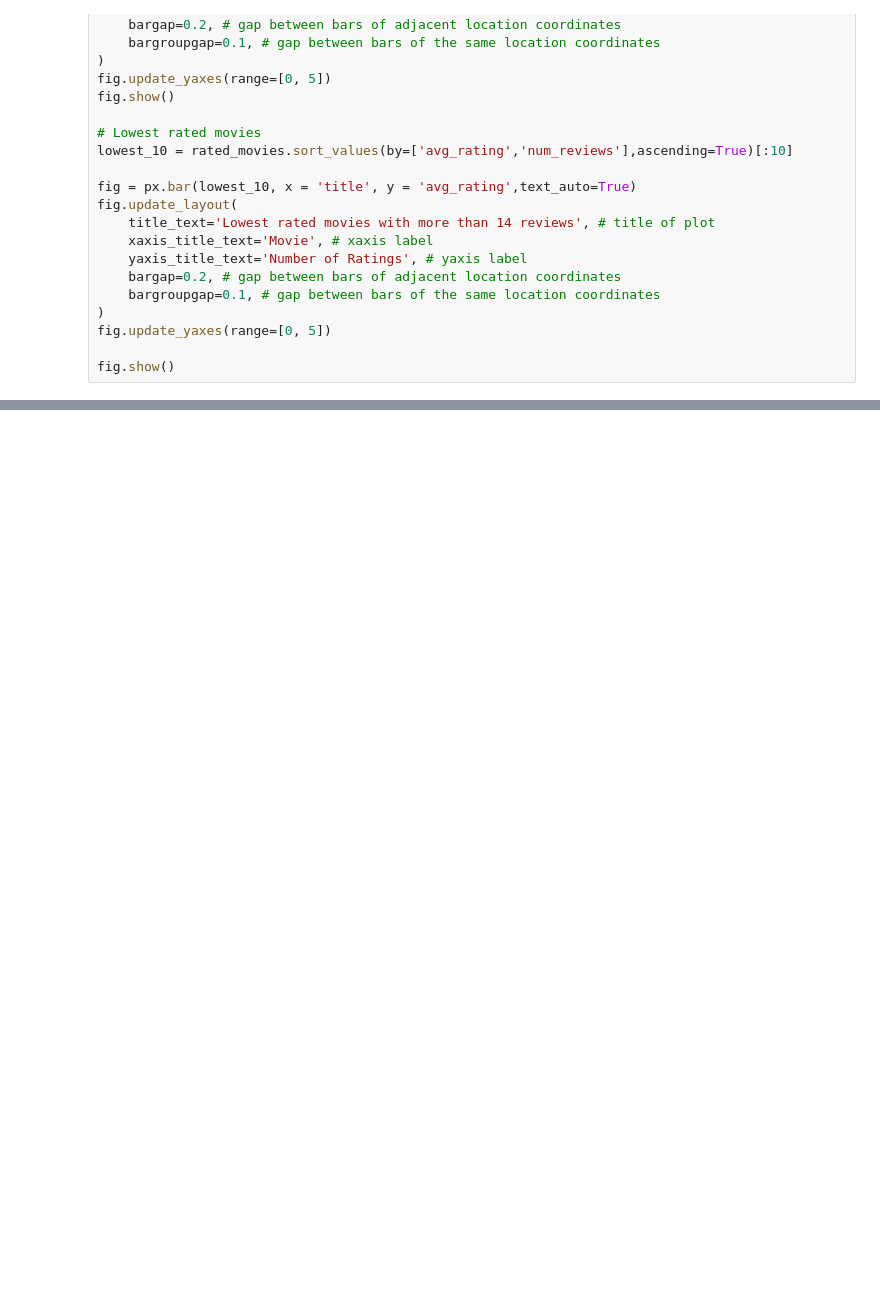
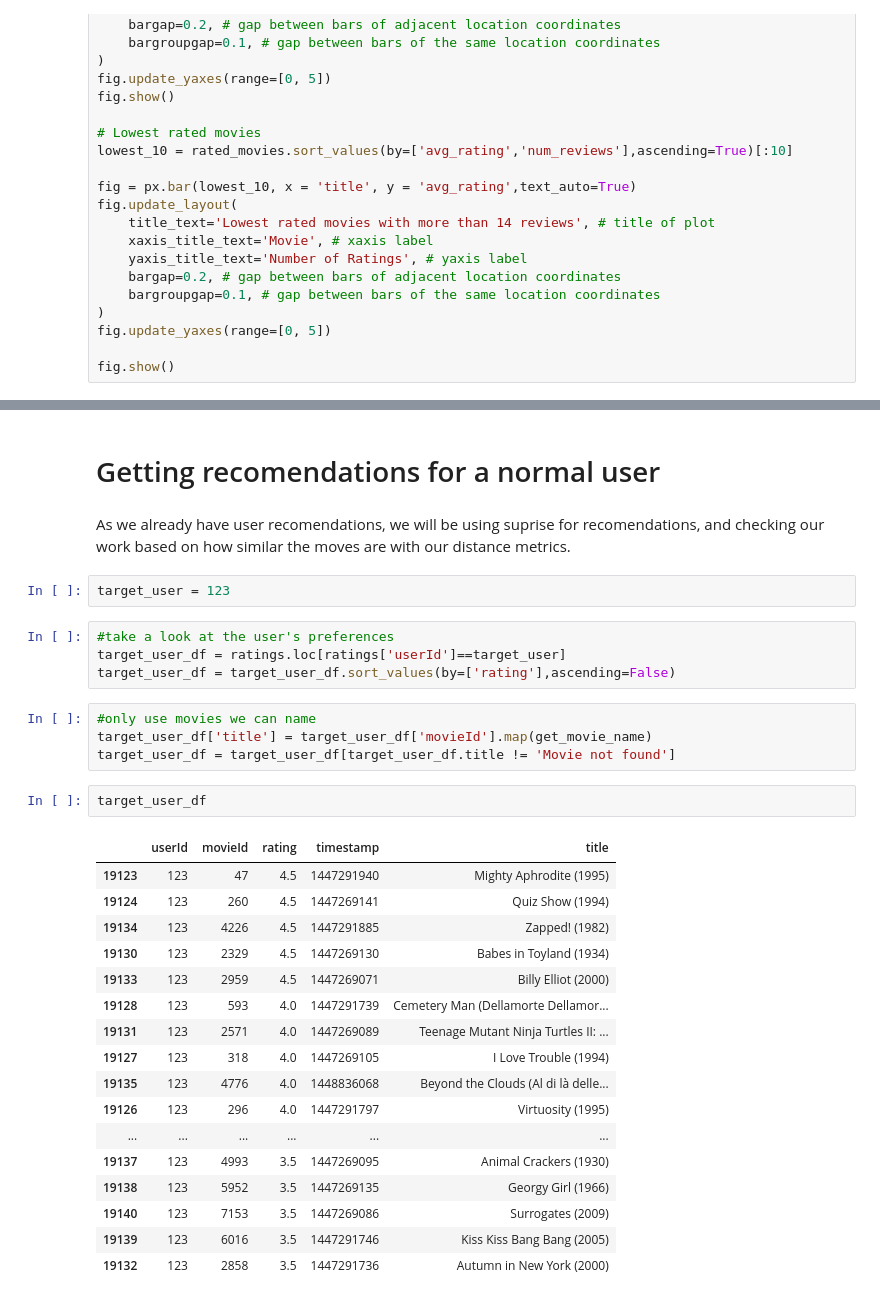
Before and after one commit to mcumiskey/Movie-Recs, a Jupyter notebook: Movie_Recommender.ipynb, the cells around one changed output, grey strips where cells are left out. Drawn from its saved outputs; the diff is of its cells as text; blank space fills up the shorter version.

```diff
--- a/Movie_Recommender.ipynb
+++ b/Movie_Recommender.ipynb
@@ -359,0 +513,34 @@ fig.show()
+# %% [markdown]
+# Getting recomendations for a normal user
+# %% [markdown]
+As we already have user recomendations, we will be using suprise for recomendations, and checking our work based on how similar the moves are with our distance metrics.
+# %%
+target_user = 123
+# %%
+#take a look at the user's preferences
+target_user_df = ratings.loc[ratings['userId']==target_user]
+target_user_df = target_user_df.sort_values(by=['rating'],ascending=False)
+# %%
+#only use movies we can name
+target_user_df['title'] = target_user_df['movieId'].map(get_movie_name)
+target_user_df = target_user_df[target_user_df.title != 'Movie not found']
+# %%
+target_user_df
+# %% [output]
+|  | userId | movieId | rating | timestamp | title |
+| 19123 | 123 | 47 | 4.5 | 1447291940 | Mighty Aphrodite (1995) |
+| 19124 | 123 | 260 | 4.5 | 1447269141 | Quiz Show (1994) |
+| 19134 | 123 | 4226 | 4.5 | 1447291885 | Zapped! (1982) |
+| 19130 | 123 | 2329 | 4.5 | 1447269130 | Babes in Toyland (1934) |
+| 19133 | 123 | 2959 | 4.5 | 1447269071 | Billy Elliot (2000) |
+| 19128 | 123 | 593 | 4.0 | 1447291739 | Cemetery Man (Dellamorte Dellamor... |
+| 19131 | 123 | 2571 | 4.0 | 1447269089 | Teenage Mutant Ninja Turtles II: ... |
+| 19127 | 123 | 318 | 4.0 | 1447269105 | I Love Trouble (1994) |
+| 19135 | 123 | 4776 | 4.0 | 1448836068 | Beyond the Clouds (Al di là delle... |
+| 19126 | 123 | 296 | 4.0 | 1447291797 | Virtuosity (1995) |
+| ... | ... | ... | ... | ... | ... |
+| 19137 | 123 | 4993 | 3.5 | 1447269095 | Animal Crackers (1930) |
+| 19138 | 123 | 5952 | 3.5 | 1447269135 | Georgy Girl (1966) |
+| 19140 | 123 | 7153 | 3.5 | 1447269086 | Surrogates (2009) |
+| 19139 | 123 | 6016 | 3.5 | 1447291746 | Kiss Kiss Bang Bang (2005) |
+| 19132 | 123 | 2858 | 3.5 | 1447291736 | Autumn in New York (2000) |
```
Also changed, not shown: parts of 26 cells of this notebook, 6 other files.
